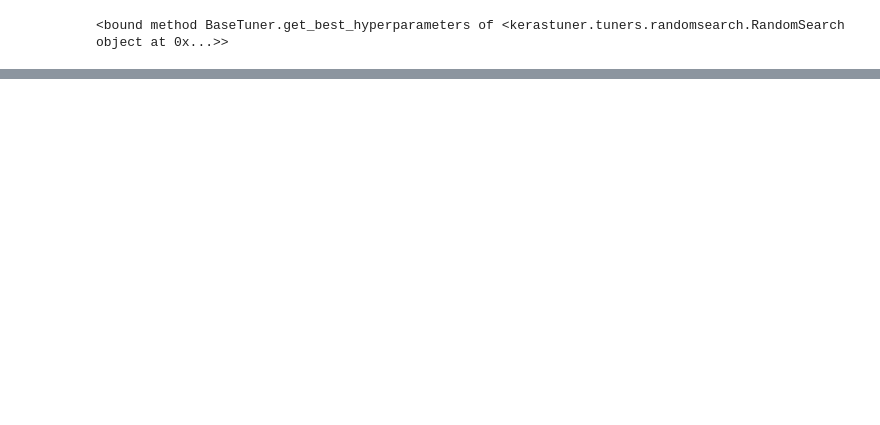
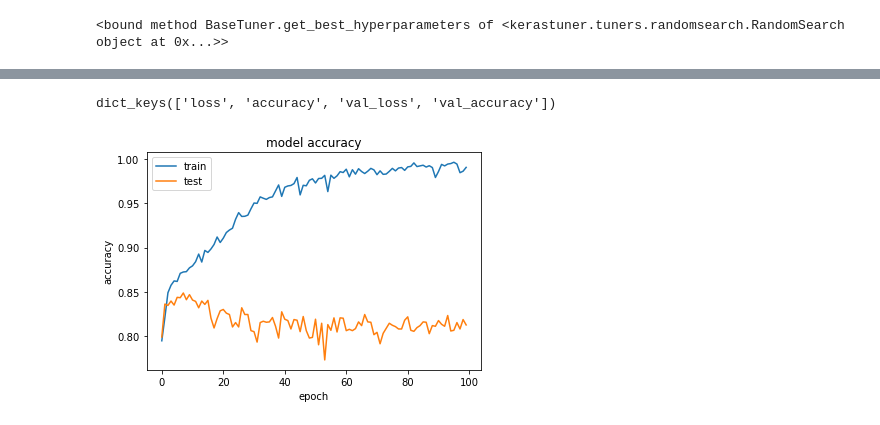
Before and after one commit to JSparsh/ANN, a Jupyter notebook: ChurnPredictor.ipynb, the cells around one changed output, grey strips where cells are left out. Cells and saved outputs as stored; diff of their text form; code cells hidden in the pictures; blank space fills up the shorter version.

```diff
--- a/ChurnPredictor.ipynb
+++ b/ChurnPredictor.ipynb
@@ -181,0 +256,3 @@ tuner.get_best_models()
+# %%
+# Fitting the ANN to the Training set
+model_history=classifier.fit(X_train, y_train,validation_split=0.33, batch_size = 100,epochs = 100)
@@ -181,0 +277,18 @@ tuner.get_best_models()
+# %%
+import matplotlib.pyplot as plt
+
+# list all data in history
+
+print(model_history.history.keys())
+
+# summarize history for accuracy
+plt.plot(model_history.history['accuracy'])
+plt.plot(model_history.history['val_accuracy'])
+plt.title('model accuracy')
+plt.ylabel('accuracy')
+plt.xlabel('epoch')
+plt.legend(['train', 'test'], loc='upper left')
+plt.show()
+# %% [output]
+dict_keys(['loss', 'accuracy', 'val_loss', 'val_accuracy'])
+[figure, added]
```
Also changed, not shown: parts of 7 cells of this notebook.
